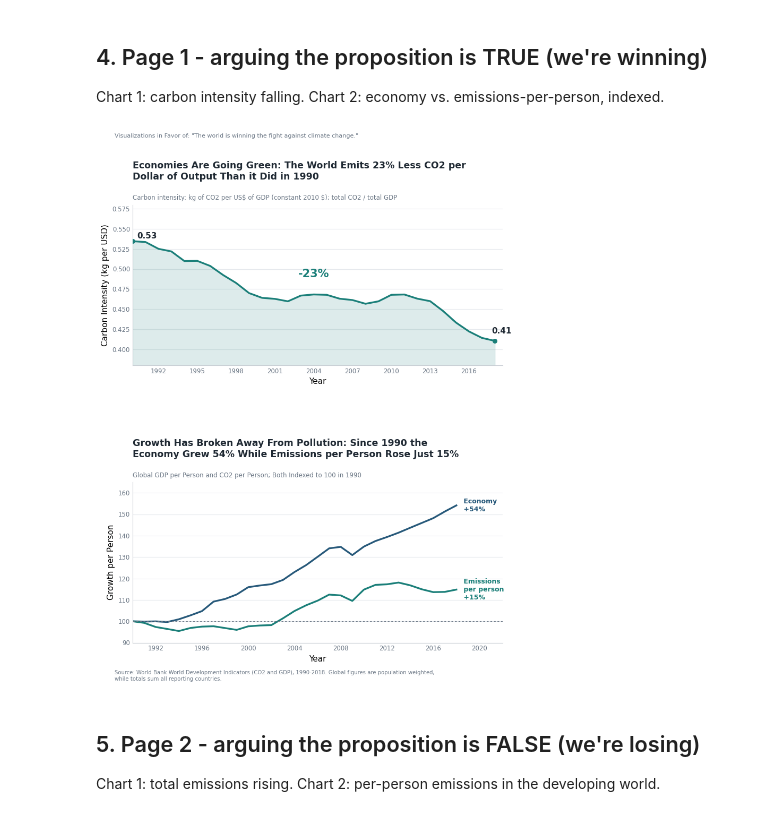
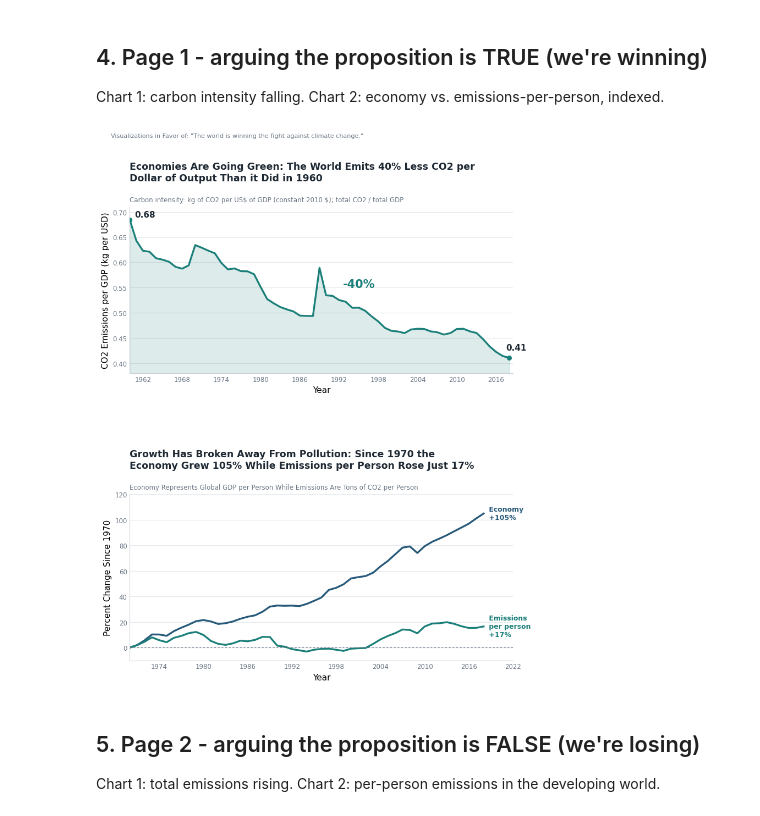
Before and after one commit to bassamhajjawi/dsc106_project2, a Jupyter notebook: Project2_climate_viz.ipynb, the cells around one changed output. Cells and saved outputs as stored; diff of their text form; code cells hidden in the pictures.

Commit message:
Updated to include more data starting from 1960

```diff
--- a/Project2_climate_viz.ipynb
+++ b/Project2_climate_viz.ipynb
@@ -86,8 +87,7 @@ g.loc[[1990, 2018]].round(2)
 # %%
 INK, MUTED, GRID = "#1f2933", "#6b7785", "#e6e9ed"
 TEAL, RED, BLUE = "#1b7f79", "#c0452b", "#27597a"
-SRC = ("Source: World Bank World Development Indicators (CO2 and GDP), 1990-2018. "
-       "Global figures are population weighted,\nwhile totals sum all reporting countries.")
+SRC = ("Source: World Bank World Development Indicators (CO2 and GDP), 1960-2018")
 plt.rcParams.update({"font.family": "DejaVu Sans", "axes.spines.top": False,
                      "axes.spines.right": False, "text.parse_math": False})  # $ renders literally
 
@@ -107,50 +107,51 @@ def new_page(note):
     fig.text(0.07, 0.965, note, fontsize=8, color=MUTED)
     a1 = fig.add_axes([0.11, 0.575, 0.82, 0.275])
     a2 = fig.add_axes([0.11, 0.10, 0.82, 0.275])
-    fig.text(0.07, 0.035, SRC, fontsize=7.3, color=MUTED)
+    #fig.text(0.07, 0.035, SRC, fontsize=7.3, color=MUTED)
     return fig, a1, a2
-
-pdf = PdfPages("checkpoint_charts.pdf")
 # %% [markdown]
 ## 4. Page 1 - arguing the proposition is TRUE (we're winning)
 Chart 1: carbon intensity falling. Chart 2: economy vs. emissions-per-person, indexed.
 # %%
 fig, a1, a2 = new_page('Visualizations in Favor of: "The world is winning the fight against climate change."')
 
 # Chart 1: carbon intensity (truncated axis = deceptive)
 ci = g.intenG
 a1.fill_between(ci.index, 0.38, ci.values, color=TEAL, alpha=0.15)
 a1.plot(ci.index, ci.values, color=TEAL, lw=2.4)
-a1.set_ylim(0.38, 0.58); a1.set_xlim(1990, 2018.6)
-a1.scatter([1990, 2018], [ci[1990], ci[2018]], color=TEAL, s=30, zorder=3)
-a1.annotate(f"{ci[1990]:.2f}", (1990, ci[1990]), xytext=(6, 4), textcoords="offset points", fontsize=11, fontweight="bold", color=INK)
+a1.set_ylim(0.38, 0.71); a1.set_xlim(1960, 2018.6)
+a1.scatter([1960, 2018], [ci[1960], ci[2018]], color=TEAL, s=30, zorder=3)
+a1.annotate(f"{ci[1960]:.2f}", (1960, ci[1960]), xytext=(6, 4), textcoords="offset points", fontsize=11, fontweight="bold", color=INK)
 a1.annotate(f"{ci[2018]:.2f}", (2018, ci[2018]), xytext=(-4, 10), textcoords="offset points", fontsize=11, fontweight="bold", color=INK)
-a1.text(2004, 0.49, f"-{(1-ci[2018]/ci[1990])*100:.0f}%", fontsize=15, fontweight="bold", color=TEAL, ha="center")
+a1.text(1995, 0.55, f"-{(1-ci[2018]/ci[1960])*100:.0f}%", fontsize=15, fontweight="bold", color=TEAL, ha="center")
 a1.set_xlabel("Year", fontsize = 11)
-a1.set_ylabel("Carbon Intensity (kg per USD)", fontsize = 11)
-head(a1, "Economies Are Going Green: The World Emits 23% Less CO2 per Dollar of Output Than it Did in 1990",
+a1.set_ylabel("CO2 Emissions per GDP (kg per USD)", fontsize = 11)
+head(a1, "Economies Are Going Green: The World Emits 40% Less CO2 per Dollar of Output Than it Did in 1960",
      "Carbon intensity: kg of CO2 per US$ of GDP (constant 2010 $); total CO2 / total GDP")
 style(a1)
 
-# Chart 2: decoupling, indexed to 1990 = 100
-gi = g.gdppc / g.gdppc[1990] * 100
-cpi = g.pc / g.pc[1990] * 100
+start_year = 1970
+# Chart 2: decoupling, indexed to start_year = 0
+gi = (g.gdppc / g.gdppc[start_year] - 1) * 100
+cpi = (g.pc / g.pc[start_year] - 1) * 100
 a2.plot(gi.index, gi.values, color=BLUE, lw=2.4)
 a2.plot(cpi.index, cpi.values, color=TEAL, lw=2.4)
-a2.set_ylim(90, 165); a2.set_xlim(1990, 2022)
-a2.text(2018.4, gi[2018], f" Economy\n +{gi[2018]-100:.0f}%", color=BLUE, fontsize=9, fontweight="bold", va="center")
-a2.text(2018.4, cpi[2018], f" Emissions\n per person\n +{cpi[2018]-100:.0f}%", color=TEAL, fontsize=9, fontweight="bold", va="center")
-a2.axhline(100, color=MUTED, lw=0.8, ls=(0, (3, 3)))
+a2.set_ylim(-10, 120); a2.set_xlim(start_year, 2022)
+a2.text(2018.4, gi[2018], f" Economy\n +{gi[2018]:.0f}%", color=BLUE, fontsize=9, fontweight="bold", va="center")
+a2.text(2018.4, cpi[2018], f" Emissions\n per person\n +{cpi[2018]:.0f}%", color=TEAL, fontsize=9, fontweight="bold", va="center")
+a2.axhline(0, color=MUTED, lw=0.8, ls=(0, (3, 3)))
 a2.set_xlabel("Year", fontsize = 11)
-a2.set_ylabel("Growth per Person", fontsize = 11)
-head(a2, "Growth Has Broken Away From Pollution: Since 1990 the Economy Grew 54% While Emissions per Person Rose Just 15%",
-     "Global GDP per Person and CO2 per Person; Both Indexed to 100 in 1990")
+a2.set_ylabel(f"Percent Change Since {start_year}", fontsize = 11)
+head(a2, f"Growth Has Broken Away From Pollution: Since {start_year} the Economy Grew {gi[2018]:.0f}% While Emissions per Person Rose Just {cpi[2018]:.0f}%",
+     f"Economy Represents Global GDP per Person While Emissions Are Tons of CO2 per Person")
 style(a2)
 
-#plt.savefig('page1.pdf', dpi = 500)
-pdf.savefig(fig); plt.show()
+extent = a2.get_window_extent().transformed(fig.dpi_scale_trans.inverted())
+fig.savefig('for_side_graph.png', bbox_inches=extent.expanded(1.3, 1.7), dpi = 400)
+
+plt.show()
 # %% [output]
-[figure, old version]
+[figure, new version]
 # %% [markdown]
 ## 5. Page 2 - arguing the proposition is FALSE (we're losing)
 Chart 1: total emissions rising. Chart 2: per-person emissions in the developing world.
```
Also changed, not shown: parts of 3 cells of this notebook, 3 other files.
